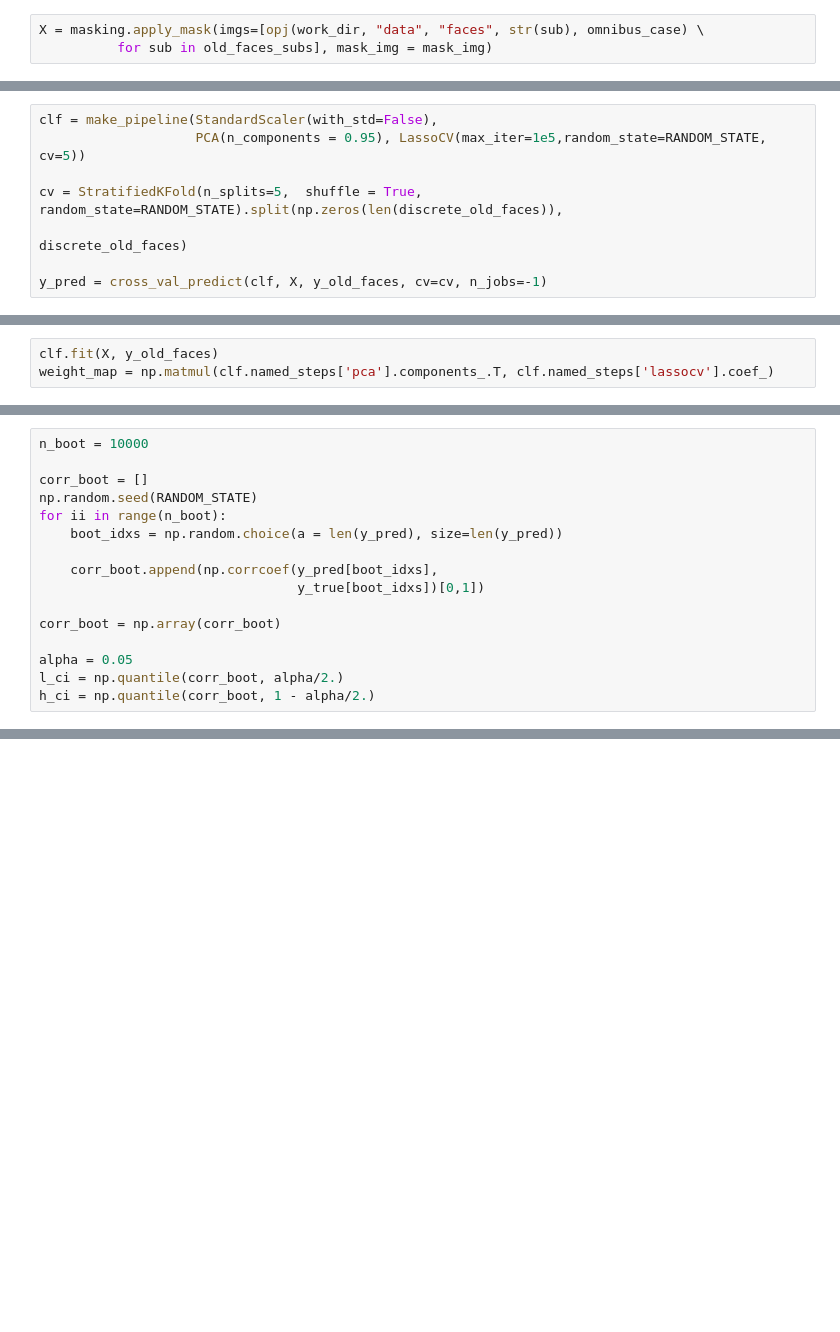
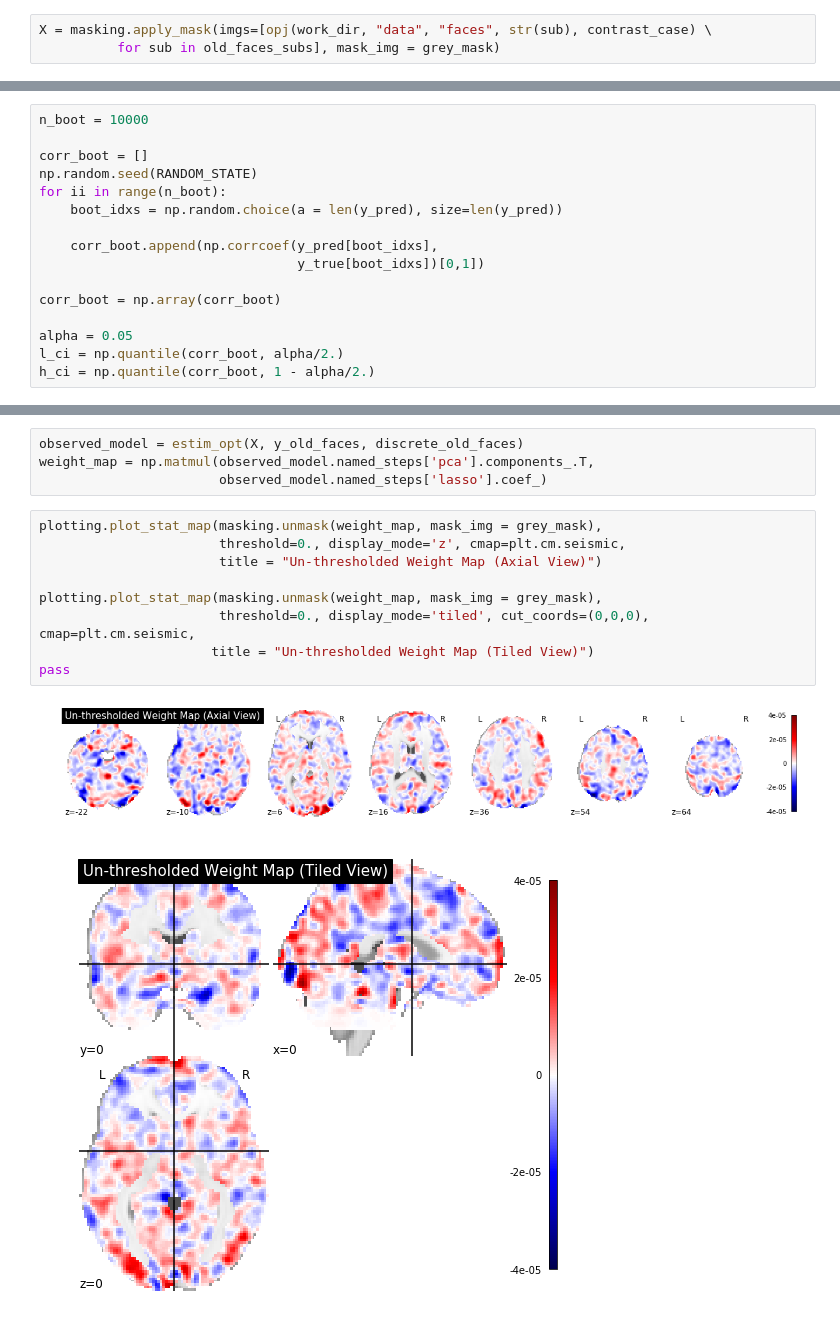
Before and after one commit to CoAxLab/IMT_manuscript, a Jupyter notebook: code/old_faces.ipynb, the cells around one changed output, grey strips where cells are left out. Saved outputs shown, nothing was run; the diff lists cells and outputs as text; blank space fills up the shorter version.

Commit message:
old faces notebook updated

```diff
--- a/code/old_faces.ipynb
+++ b/code/old_faces.ipynb
@@ -63,6 +58,6 @@ omnibus_case = "OldFaces/con_0001.nii"
 # %%
-X = masking.apply_mask(imgs=[opj(work_dir, "data", "faces", str(sub), omnibus_case) \
-          for sub in old_faces_subs], mask_img = mask_img)
+X = masking.apply_mask(imgs=[opj(work_dir, "data", "faces", str(sub), contrast_case) \
+          for sub in old_faces_subs], mask_img = grey_mask)
 # %%
 discrete_old_faces = np.digitize(y_old_faces, np.quantile(y_old_faces, q=[0.2, 0.4, 0.6, 0.8]))
 # %% [markdown]
@@ -90,11 +85,3 @@ fig.delaxes(axs[-1])
 plt.tight_layout()
 # %% [output]
 [figure]
-# %%
-clf = make_pipeline(StandardScaler(with_std=False),
-                    PCA(n_components = 0.95), LassoCV(max_iter=1e5,random_state=RANDOM_STATE, cv=5))
-
-cv = StratifiedKFold(n_splits=5,  shuffle = True, random_state=RANDOM_STATE).split(np.zeros(len(discrete_old_faces)),
-                                                                                   discrete_old_faces)
-
-y_pred = cross_val_predict(clf, X, y_old_faces, cv=cv, n_jobs=-1)
@@ -129,3 +157,0 @@ else:
-# %%
-clf.fit(X, y_old_faces)
-weight_map = np.matmul(clf.named_steps['pca'].components_.T, clf.named_steps['lassocv'].coef_)
@@ -315,0 +187,16 @@ else:
+# %%
+observed_model = estim_opt(X, y_old_faces, discrete_old_faces)
+weight_map = np.matmul(observed_model.named_steps['pca'].components_.T,
+                       observed_model.named_steps['lasso'].coef_)
+# %%
+plotting.plot_stat_map(masking.unmask(weight_map, mask_img = grey_mask),
+                       threshold=0., display_mode='z', cmap=plt.cm.seismic,
+                       title = "Un-thresholded Weight Map (Axial View)")
+
+plotting.plot_stat_map(masking.unmask(weight_map, mask_img = grey_mask),
+                       threshold=0., display_mode='tiled', cut_coords=(0,0,0), cmap=plt.cm.seismic,
+                      title = "Un-thresholded Weight Map (Tiled View)")
+pass
+# %% [output]
+[figure, added]
+[figure, added]
```
Also changed, not shown: parts of 70 cells of this notebook.
